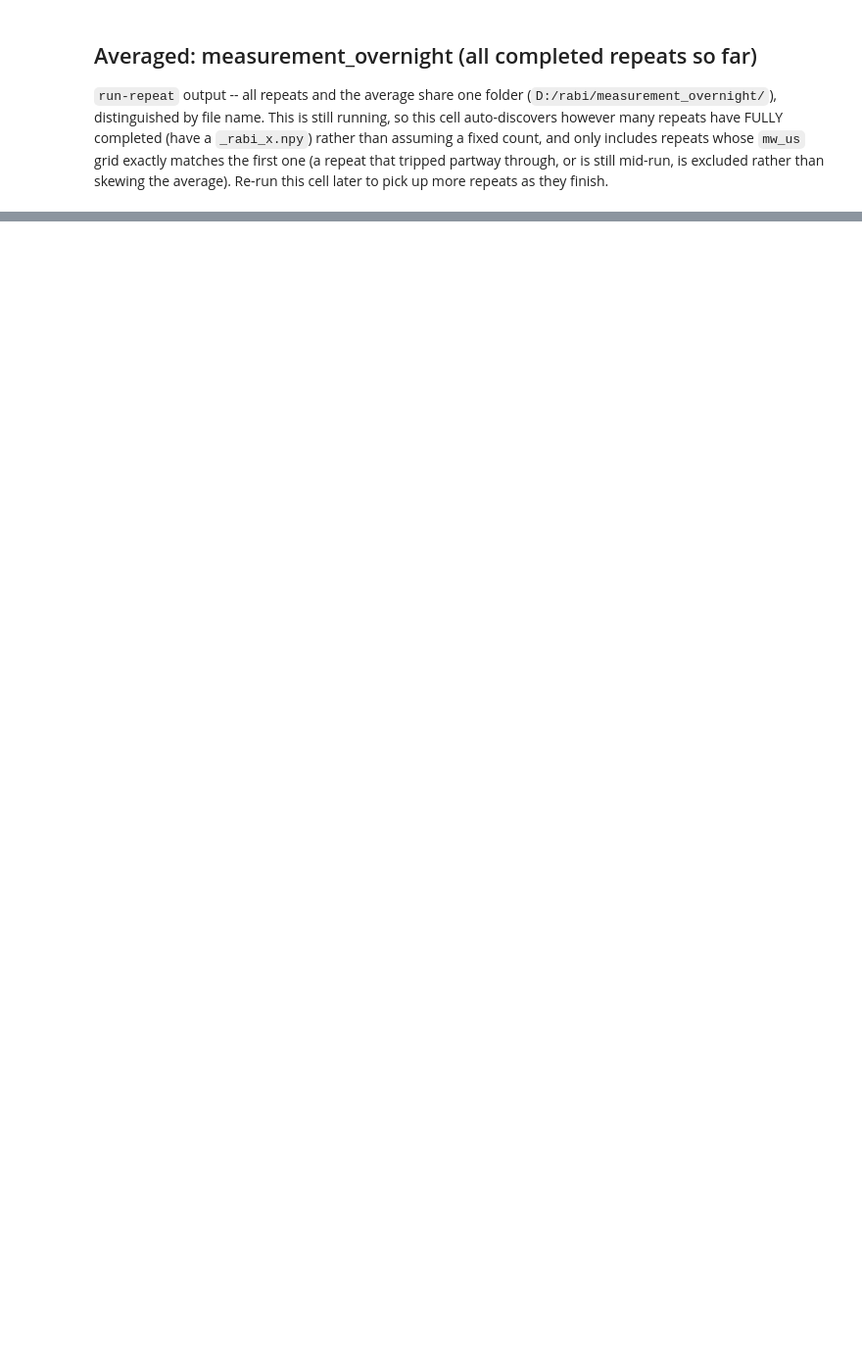
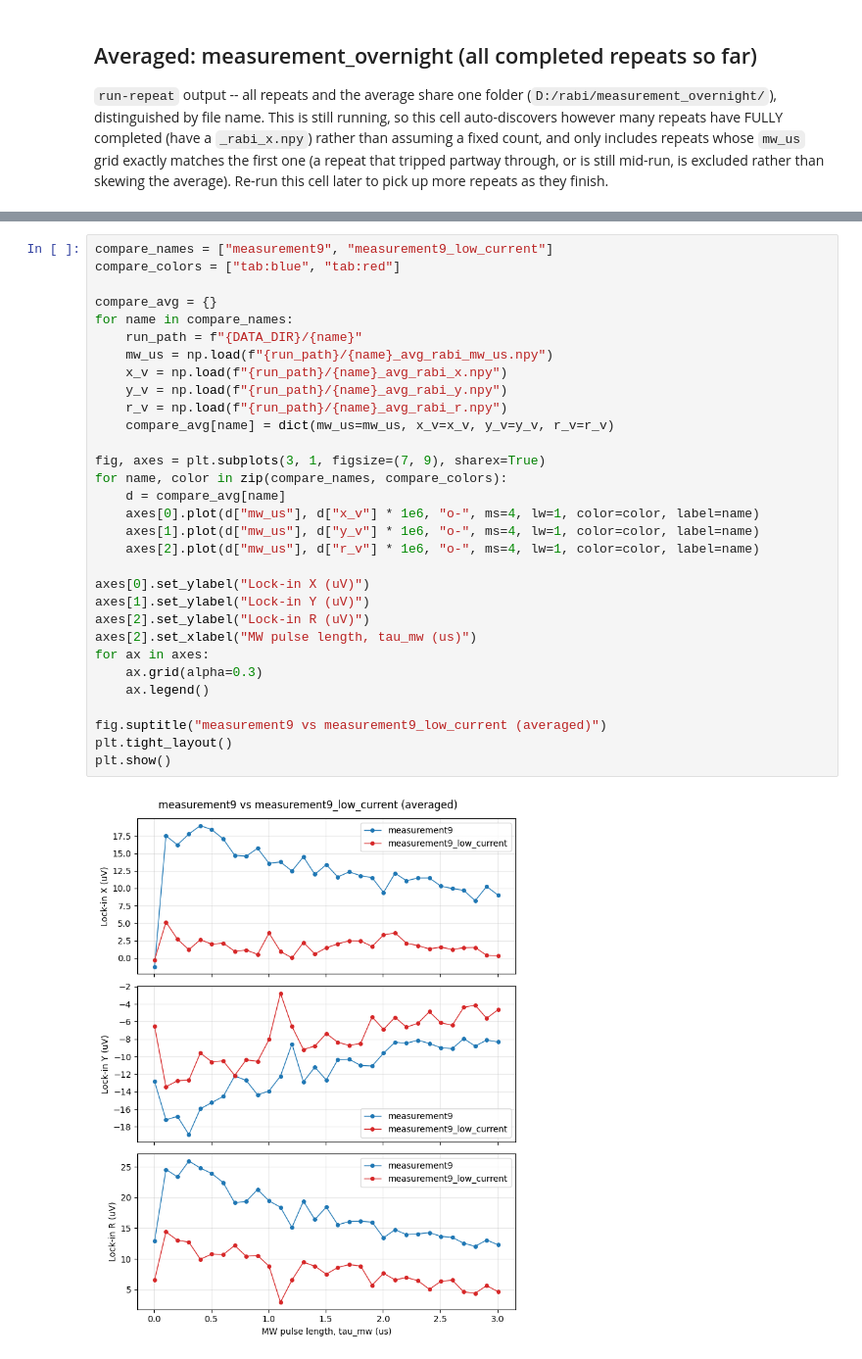
Before and after one commit to meimei2027/diamonds, a Jupyter notebook: experiment/rabi_result.ipynb, the cells around one changed output, grey strips where cells are left out. Shown at 98% size. Saved outputs shown, nothing was run; the diff lists cells and outputs as text; blank space fills up the shorter version.

```diff
--- a/experiment/rabi_result.ipynb
+++ b/experiment/rabi_result.ipynb
@@ -255,0 +263,33 @@ averaging 10/10 repeats
+# %%
+compare_names = ["measurement9", "measurement9_low_current"]
+compare_colors = ["tab:blue", "tab:red"]
+
+compare_avg = {}
+for name in compare_names:
+    run_path = f"{DATA_DIR}/{name}"
+    mw_us = np.load(f"{run_path}/{name}_avg_rabi_mw_us.npy")
+    x_v = np.load(f"{run_path}/{name}_avg_rabi_x.npy")
+    y_v = np.load(f"{run_path}/{name}_avg_rabi_y.npy")
+    r_v = np.load(f"{run_path}/{name}_avg_rabi_r.npy")
+    compare_avg[name] = dict(mw_us=mw_us, x_v=x_v, y_v=y_v, r_v=r_v)
+
+fig, axes = plt.subplots(3, 1, figsize=(7, 9), sharex=True)
+for name, color in zip(compare_names, compare_colors):
+    d = compare_avg[name]
+    axes[0].plot(d["mw_us"], d["x_v"] * 1e6, "o-", ms=4, lw=1, color=color, label=name)
+    axes[1].plot(d["mw_us"], d["y_v"] * 1e6, "o-", ms=4, lw=1, color=color, label=name)
+    axes[2].plot(d["mw_us"], d["r_v"] * 1e6, "o-", ms=4, lw=1, color=color, label=name)
+
+axes[0].set_ylabel("Lock-in X (uV)")
+axes[1].set_ylabel("Lock-in Y (uV)")
+axes[2].set_ylabel("Lock-in R (uV)")
+axes[2].set_xlabel("MW pulse length, tau_mw (us)")
+for ax in axes:
+    ax.grid(alpha=0.3)
+    ax.legend()
+
+fig.suptitle("measurement9 vs measurement9_low_current (averaged)")
+plt.tight_layout()
+plt.show()
+# %% [output]
+[figure, added]
```
Also changed, not shown: parts of 14 cells of this notebook, 18 other files.
